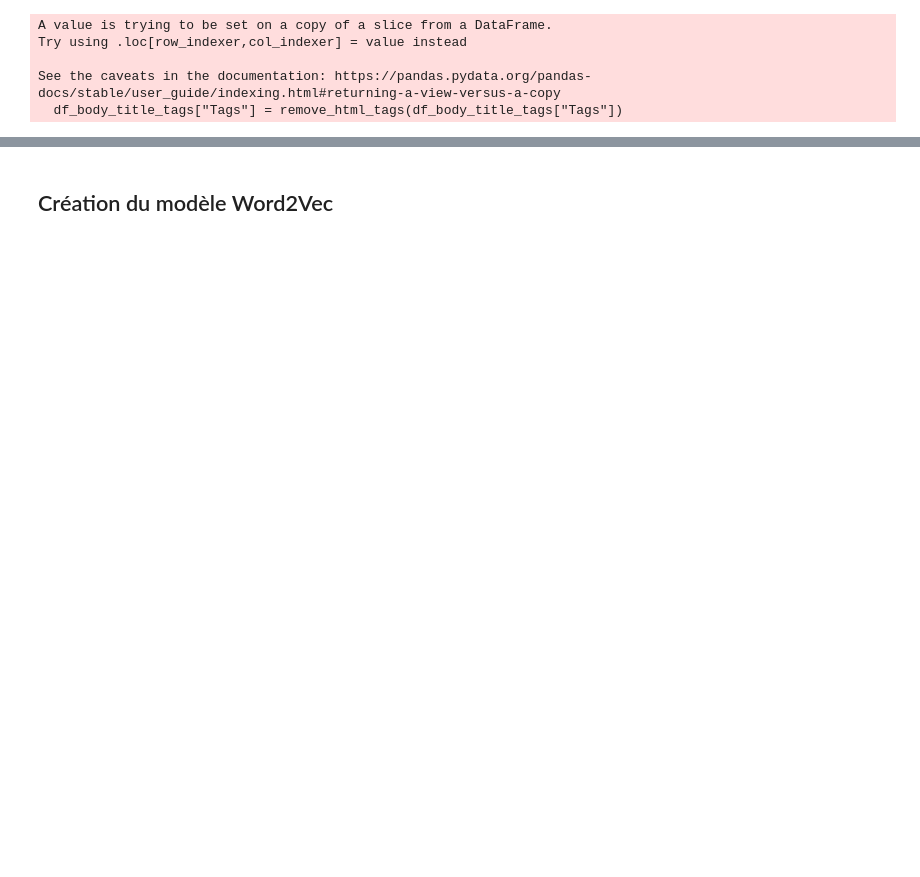
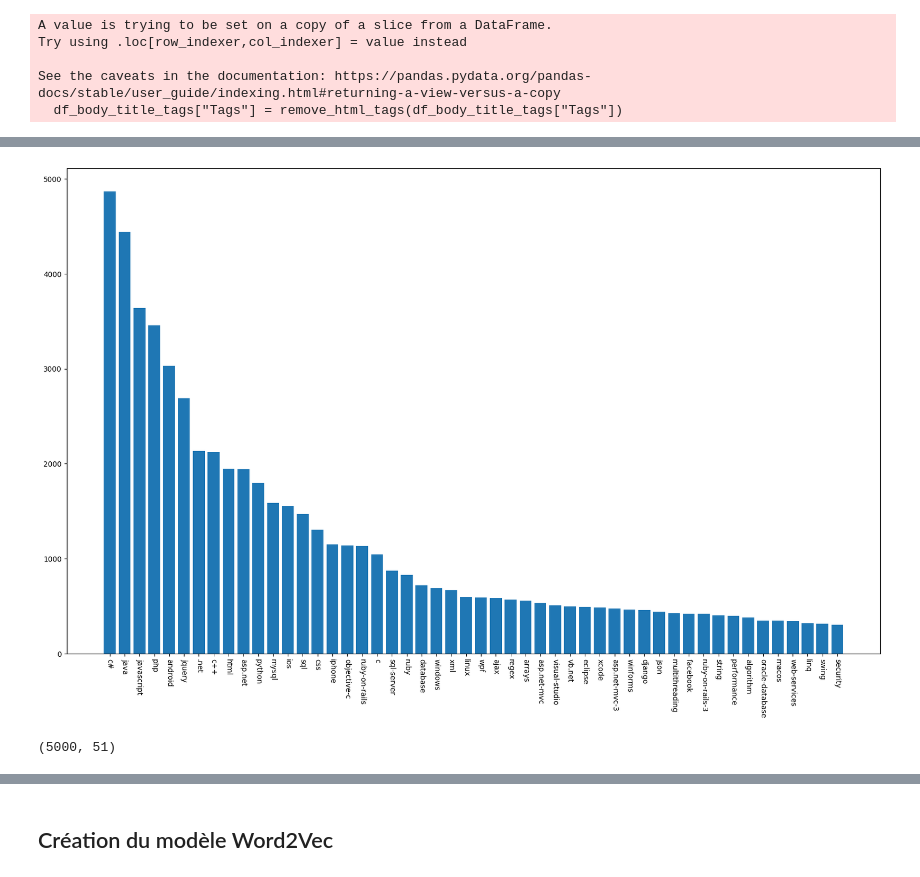
Before and after one commit to Solayman-B/P5_2025, a Jupyter notebook: notebooks/P5_approche supervisee.ipynb, the cells around one changed output, grey strips where cells are left out. Cells and saved outputs as stored; diff of their text form; code cells hidden in the pictures; blank space fills up the shorter version.

```diff
--- a/notebooks/P5_approche supervisee.ipynb
+++ b/notebooks/P5_approche supervisee.ipynb
@@ -78,2 +66,4 @@ plt.show()
 # %%
 all_tags = all_tags[all_tags >= 2]
+# %%
+all_tags_bis = all_tags[:50]
@@ -80,3 +72,10 @@ all_tags = all_tags[all_tags >= 2]
+# %%
+plt.figure(figsize=(20, 12))
+plt.bar(all_tags_bis.index, all_tags_bis.values)
+plt.xticks(rotation=-90)
+plt.show()
+# %% [output]
+[figure, added]
 # %%
 Y = df_body_title_tags["Tags"].str.get_dummies(sep=",")
 # %%
@@ -86,3 +89,7 @@ df_final = pd.concat([df_body_title_tags["cleaned_Body"], Y], axis=1)
+# %%
+df_sample_final.shape
+# %% [output]
+(5000, 51)
 # %%
 from sklearn.model_selection import train_test_split
 
```
Also changed, not shown: parts of 47 cells of this notebook, 7 other files.
